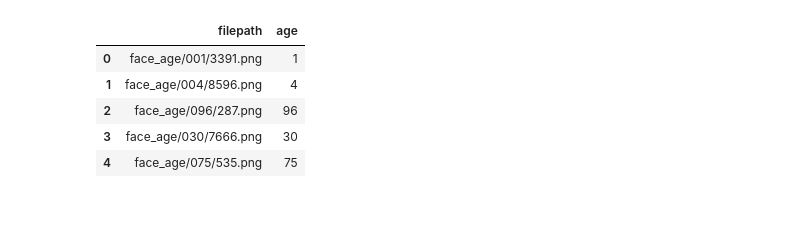
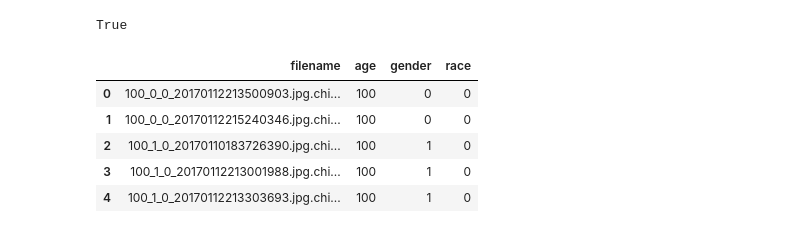
Before and after one commit to cqberg/project-null, a Jupyter notebook: model.ipynb, the cells around one changed output. Drawn from its saved outputs; the diff is of its cells as text; code cells hidden in the pictures.

```diff
--- a/model.ipynb
+++ b/model.ipynb
@@ -4,21 +4,28 @@ import pandas as pd
 import matplotlib.pyplot as plt
 import seaborn as sns
 import cv2
-import warnings
-warnings.filterwarnings("ignore")
+import os
+from dotenv import load_dotenv
 
 import torch
-from torch.utils.data import Dataset
+from torch.utils.data import Dataset, DataLoader, random_split
 from torchvision.transforms import v2
 from torch import nn
+from torchvision.io import decode_image
+
+from sklearn.model_selection import train_test_split
+
+load_dotenv(override=True)
+# %% [output]
+True
 # %%
-df = pd.read_csv("csv/images.csv")
+df = pd.read_csv("csv/utk.csv")
 
 df.head()
 # %% [output]
-|  | filepath | age |
-| 0 | face_age/001/3391.png | 1 |
-| 1 | face_age/004/8596.png | 4 |
-| 2 | face_age/096/287.png | 96 |
-| 3 | face_age/030/7666.png | 30 |
-| 4 | face_age/075/535.png | 75 |
+|  | filename | age | gender | race |
+| 0 | 100_0_0_20170112213500903.jpg.chi... | 100 | 0 | 0 |
+| 1 | 100_0_0_20170112215240346.jpg.chi... | 100 | 0 | 0 |
+| 2 | 100_1_0_20170110183726390.jpg.chi... | 100 | 1 | 0 |
+| 3 | 100_1_0_20170112213001988.jpg.chi... | 100 | 1 | 0 |
+| 4 | 100_1_0_20170112213303693.jpg.chi... | 100 | 1 | 0 |
```
Also changed, not shown: parts of 8 cells of this notebook, 2 other files.
